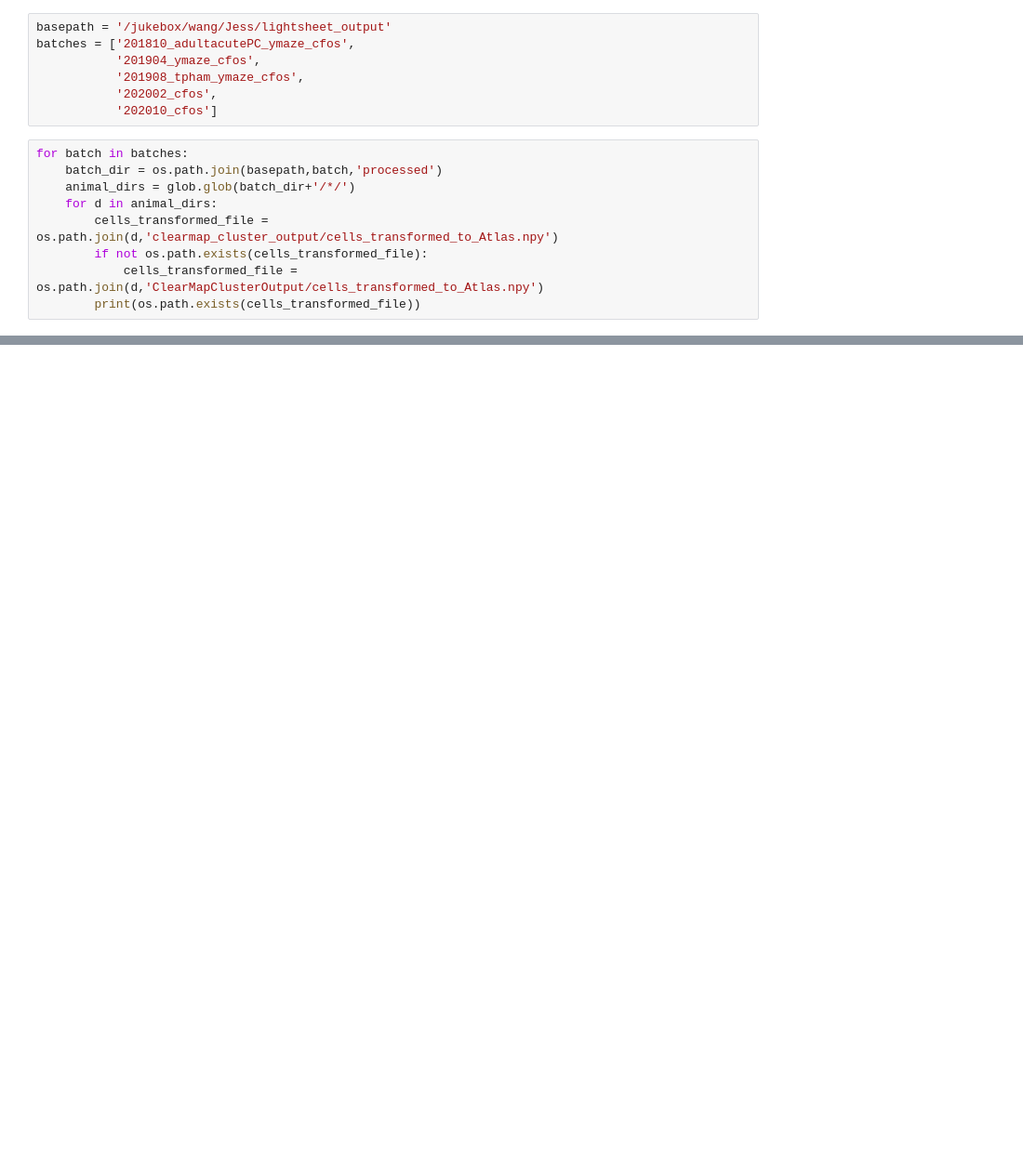
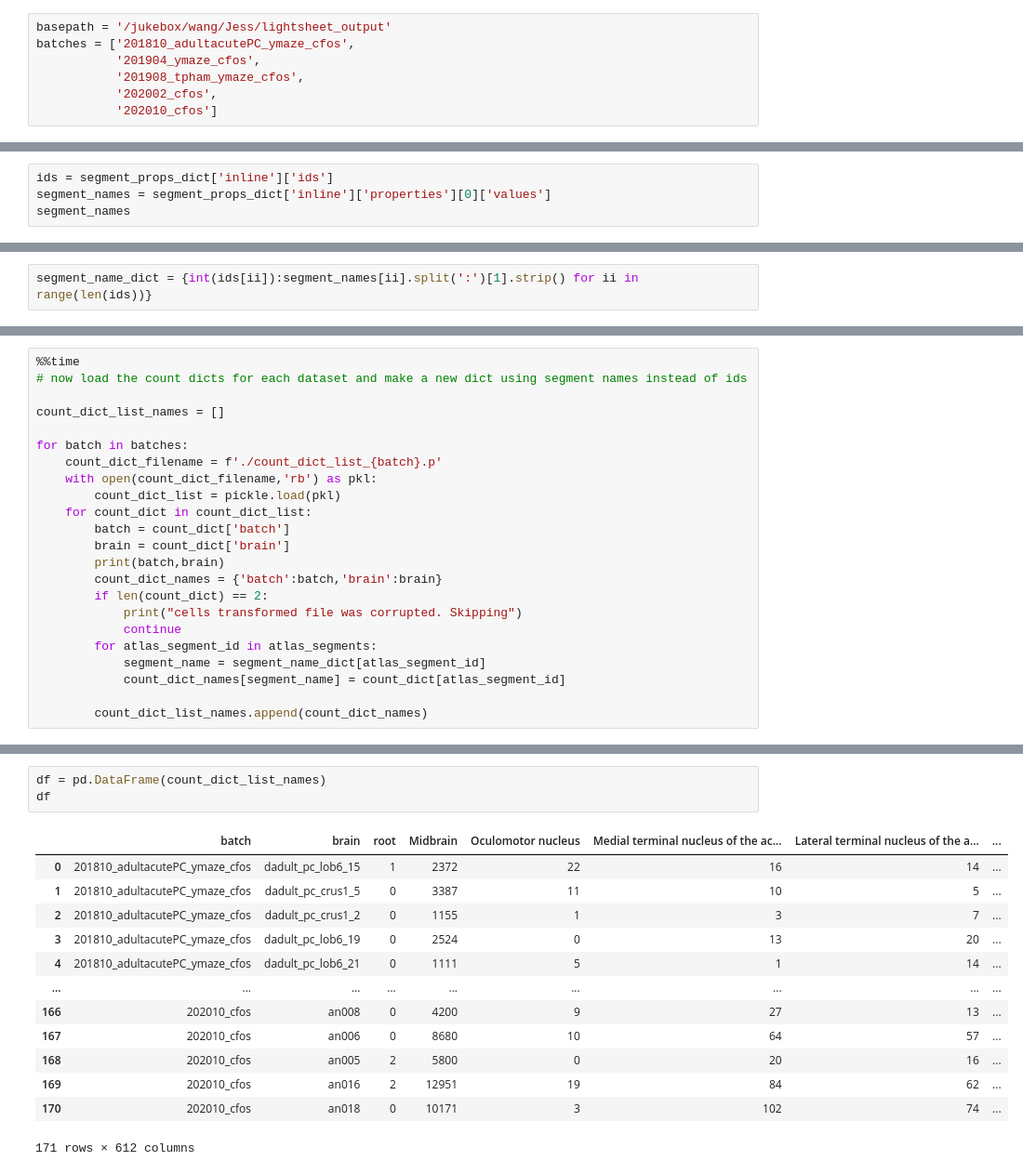
Before and after one commit to PrincetonUniversity/lightsheet_helper_scripts, a Jupyter notebook: projects/combine_cfos_batches/notebooks/make_cfos_count_df.ipynb, the cells around one changed output, grey strips where cells are left out. Shown: that part at 93% size. Saved outputs shown, nothing was run; the diff lists cells and outputs as text; blank space fills up the shorter version.

Commit message:
add notebooks for creating NxK dataframe

```diff
--- a/projects/combine_cfos_batches/notebooks/make_cfos_count_df.ipynb
+++ b/projects/combine_cfos_batches/notebooks/make_cfos_count_df.ipynb
@@ -18,12 +31,3 @@ batches = ['201810_adultacutePC_ymaze_cfos',
            '201908_tpham_ymaze_cfos',
            '202002_cfos',
            '202010_cfos']
-# %%
-for batch in batches:
-    batch_dir = os.path.join(basepath,batch,'processed')
-    animal_dirs = glob.glob(batch_dir+'/*/')
-    for d in animal_dirs:
-        cells_transformed_file = os.path.join(d,'clearmap_cluster_output/cells_transformed_to_Atlas.npy')
-        if not os.path.exists(cells_transformed_file):
-            cells_transformed_file = os.path.join(d,'ClearMapClusterOutput/cells_transformed_to_Atlas.npy')
-        print(os.path.exists(cells_transformed_file))
@@ -47,0 +202,4 @@ True
+# %%
+ids = segment_props_dict['inline']['ids']
+segment_names = segment_props_dict['inline']['properties'][0]['values']
+segment_names
@@ -47,0 +224,2 @@ True
+# %%
+segment_name_dict = {int(ids[ii]):segment_names[ii].split(':')[1].strip() for ii in range(len(ids))}
@@ -47,0 +246,23 @@ True
+# %%
+%%time
+# now load the count dicts for each dataset and make a new dict using segment names instead of ids
+
+count_dict_list_names = []
+
+for batch in batches:
+    count_dict_filename = f'./count_dict_list_{batch}.p'
+    with open(count_dict_filename,'rb') as pkl:
+        count_dict_list = pickle.load(pkl)
+    for count_dict in count_dict_list:
+        batch = count_dict['batch']
+        brain = count_dict['brain']
+        print(batch,brain)
+        count_dict_names = {'batch':batch,'brain':brain}
+        if len(count_dict) == 2:
+            print("cells transformed file was corrupted. Skipping")
+            continue
+        for atlas_segment_id in atlas_segments:
+            segment_name = segment_name_dict[atlas_segment_id]
+            count_dict_names[segment_name] = count_dict[atlas_segment_id]
+
+        count_dict_list_names.append(count_dict_names)
@@ -47,0 +287,17 @@ True
+# %%
+df = pd.DataFrame(count_dict_list_names)
+df
+# %% [output]
+|  | batch | brain | root | Midbrain | Oculomotor nucleus | Medial terminal nucleus of the ac... | Lateral terminal nucleus of the a... | ... |
+| 0 | 201810_adultacutePC_ymaze_cfos | dadult_pc_lob6_15 | 1 | 2372 | 22 | 16 | 14 | ... |
+| 1 | 201810_adultacutePC_ymaze_cfos | dadult_pc_crus1_5 | 0 | 3387 | 11 | 10 | 5 | ... |
+| 2 | 201810_adultacutePC_ymaze_cfos | dadult_pc_crus1_2 | 0 | 1155 | 1 | 3 | 7 | ... |
+| 3 | 201810_adultacutePC_ymaze_cfos | dadult_pc_lob6_19 | 0 | 2524 | 0 | 13 | 20 | ... |
+| 4 | 201810_adultacutePC_ymaze_cfos | dadult_pc_lob6_21 | 0 | 1111 | 5 | 1 | 14 | ... |
+| ... | ... | ... | ... | ... | ... | ... | ... | ... |
+| 166 | 202010_cfos | an008 | 0 | 4200 | 9 | 27 | 13 | ... |
+| 167 | 202010_cfos | an006 | 0 | 8680 | 10 | 64 | 57 | ... |
+| 168 | 202010_cfos | an005 | 2 | 5800 | 0 | 20 | 16 | ... |
+| 169 | 202010_cfos | an016 | 2 | 12951 | 19 | 84 | 62 | ... |
+| 170 | 202010_cfos | an018 | 0 | 10171 | 3 | 102 | 74 | ... |
+171 rows × 612 columns
```
Also changed, not shown: parts of 29 cells of this notebook, 1 other file.
